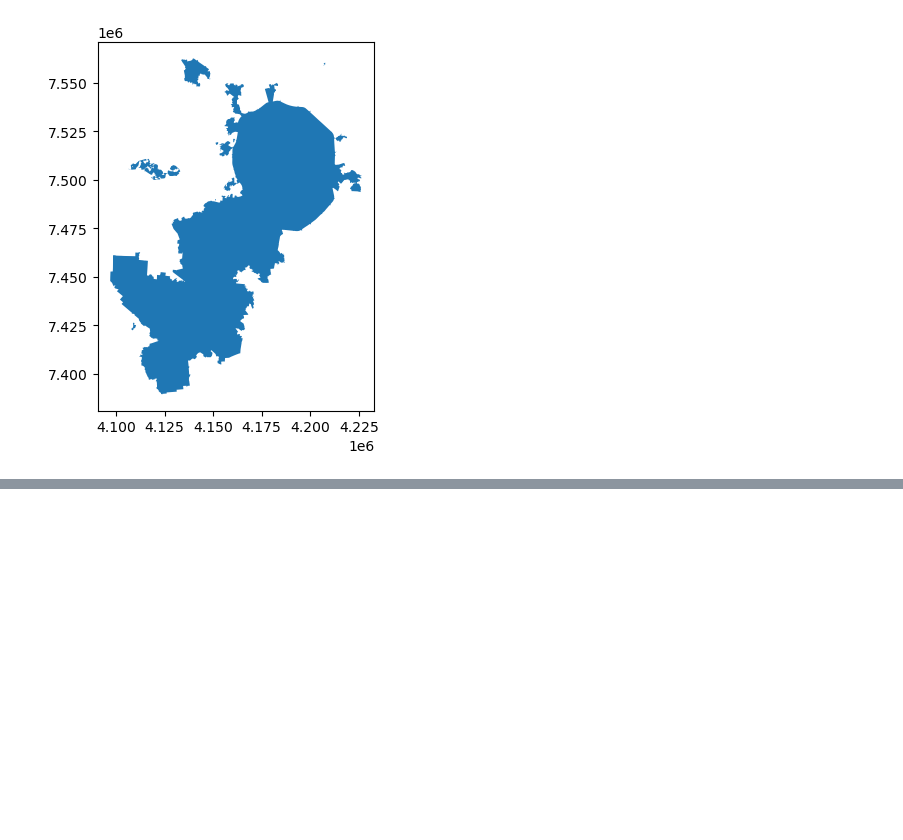
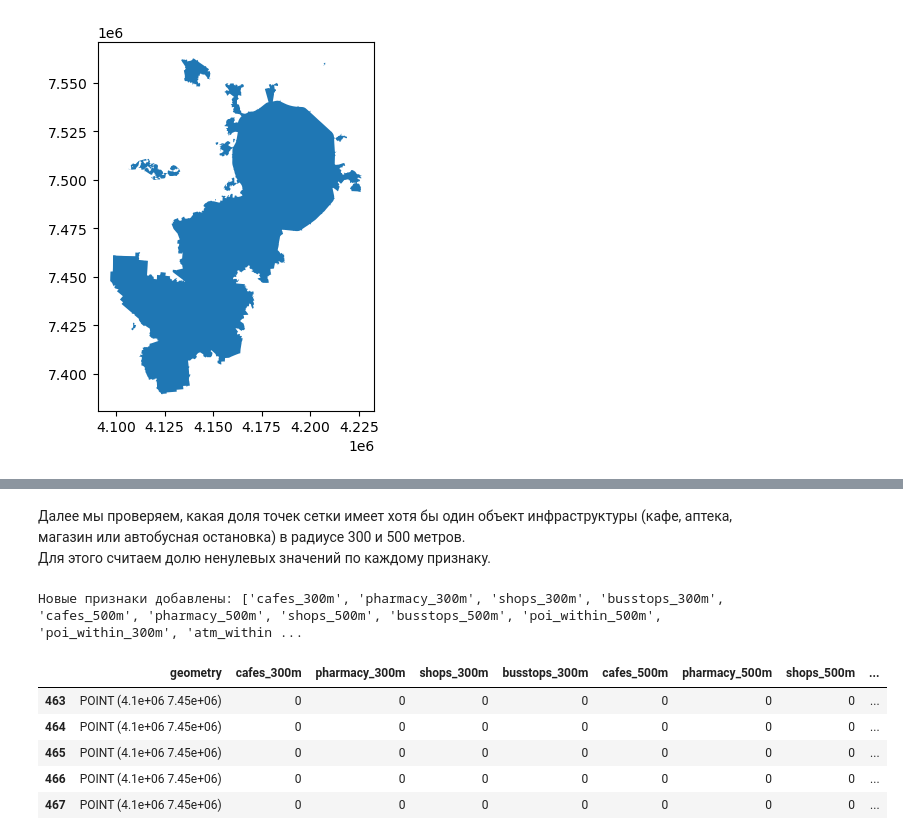
Before and after one commit to antgursky/final-project-atm-analysis, a Jupyter notebook: notebooks/01_data_collection.ipynb, the cells around one changed output, grey strips where cells are left out. Saved outputs shown, nothing was run; the diff lists cells and outputs as text; code cells hidden in the pictures; blank space fills up the shorter version.

```diff
--- a/notebooks/01_data_collection.ipynb
+++ b/notebooks/01_data_collection.ipynb
@@ -485,0 +793,43 @@ POI: (32619, 11)
+# %% [markdown]
+Далее мы проверяем, какая доля точек сетки имеет хотя бы один объект инфраструктуры (кафе, аптека, магазин или автобусная остановка) в радиусе 300 и 500 метров.
+Для этого считаем долю ненулевых значений по каждому признаку.
+# %%
+from geopandas.tools import sjoin
+
+# Радиусы для анализа
+radii = [300, 500]
+
+# Категории POI
+categories = {
+    "cafes": poi[poi["amenity"].isin(["cafe", "restaurant"])],
+    "pharmacy": poi[poi["amenity"] == "pharmacy"],
+    "shops": poi[poi["shop"].isin(["supermarket", "convenience"])],
+    "busstops": poi[poi["highway"] == "bus_stop"]
+}
+
+# Для каждой категории и радиуса считаем количество объектов
+for radius in radii:
+    buffers = grid.copy()
+    buffers["geometry"] = buffers.geometry.buffer(radius)
+
+    # общий показатель для всех POI
+    joined_all = sjoin(poi, buffers, how="inner", predicate="within")
+    counts_all = joined_all.groupby("index_right").size()
+    grid[f"poi_within_{radius}m"] = grid.index.map(counts_all).fillna(0).astype(int)
+
+    # по категориям
+    for cat_name, cat_data in categories.items():
+        joined = sjoin(cat_data, buffers, how="inner", predicate="within")
+        counts = joined.groupby("index_right").size()
+        grid[f"{cat_name}_{radius}m"] = grid.index.map(counts).fillna(0).astype(int)
+
+print("Новые признаки добавлены:", [col for col in grid.columns if "_" in col])
+grid.head()
+# %% [output]
+Новые признаки добавлены: ['cafes_300m', 'pharmacy_300m', 'shops_300m', 'busstops_300m', 'cafes_500m', 'pharmacy_500m', 'shops_500m', 'busstops_500m', 'poi_within_500m', 'poi_within_300m', 'atm_within ...
+|  | geometry | cafes_300m | pharmacy_300m | shops_300m | busstops_300m | cafes_500m | pharmacy_500m | shops_500m | ... |
+| 463 | POINT (4.1e+06 7.45e+06) | 0 | 0 | 0 | 0 | 0 | 0 | 0 | ... |
+| 464 | POINT (4.1e+06 7.45e+06) | 0 | 0 | 0 | 0 | 0 | 0 | 0 | ... |
+| 465 | POINT (4.1e+06 7.45e+06) | 0 | 0 | 0 | 0 | 0 | 0 | 0 | ... |
+| 466 | POINT (4.1e+06 7.45e+06) | 0 | 0 | 0 | 0 | 0 | 0 | 0 | ... |
+| 467 | POINT (4.1e+06 7.45e+06) | 0 | 0 | 0 | 0 | 0 | 0 | 0 | ... |
```
Also changed, not shown: parts of 32 cells of this notebook, 1 other file.
